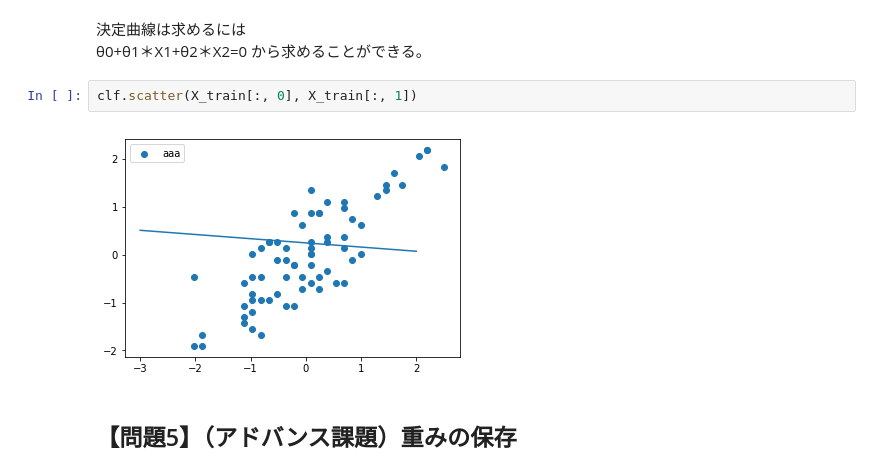
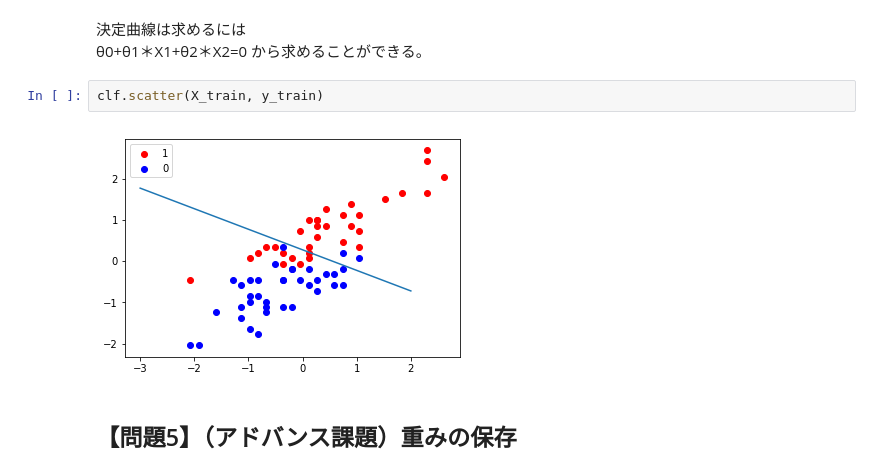
Before and after one commit to YasunoriKimura/diveintocode-ml, a Jupyter notebook: dic-term1/sprint4/sprint4-ml-scratch-logistic-regression.ipynb, the cells around one changed output. Cells and saved outputs as stored; diff of their text form.

```diff
--- a/dic-term1/sprint4/sprint4-ml-scratch-logistic-regression.ipynb
+++ b/dic-term1/sprint4/sprint4-ml-scratch-logistic-regression.ipynb
@@ -179,9 +179,9 @@ accuracy_score(y_val, clf.predict(X_val))
 θ0+θ1＊X1+θ2＊X2=0
 から求めることができる。
 # %%
-clf.scatter(X_train[:, 0], X_train[:, 1])
+clf.scatter(X_train, y_train)
 # %% [output]
-[figure, old version]
+[figure, new version]
 # %% [markdown]
 ## 【問題5】（アドバンス課題）重みの保存
 # %%
```
Also changed, not shown: parts of 6 cells of this notebook, 1 other file.
